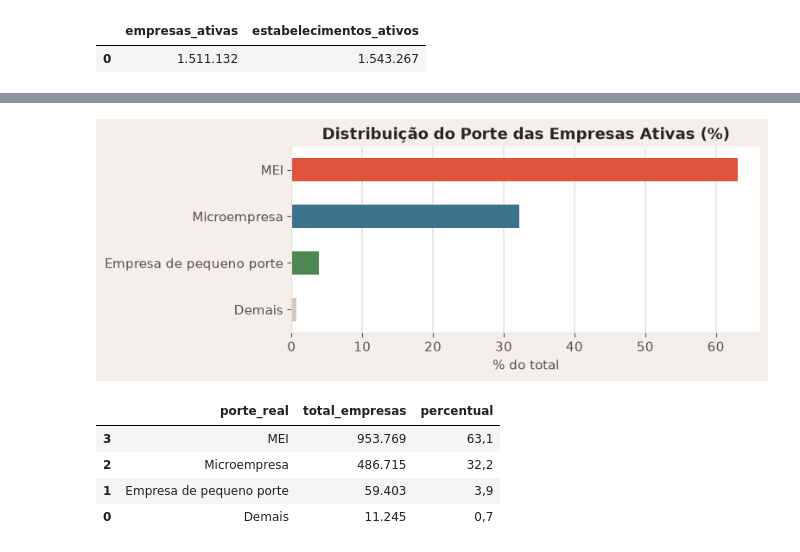
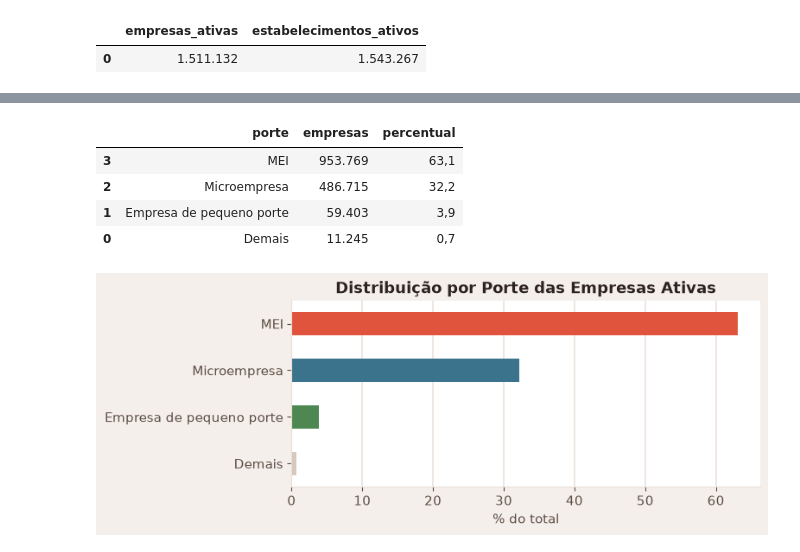
Before and after one commit to christiano-gonara/teste-abrasel-dados, a Jupyter notebook: notebooks/analise_abrasel.ipynb, the cells around one changed output, grey strips where cells are left out. Drawn from its saved outputs; the diff is of its cells as text; code cells hidden in the pictures.

```diff
--- a/notebooks/analise_abrasel.ipynb
+++ b/notebooks/analise_abrasel.ipynb
@@ -18,19 +20,14 @@ Carregamos os dados analíticos consolidados via DuckDB:
 # %%
 from pathlib import Path
+
 import duckdb
-import pandas as pd
 import matplotlib.pyplot as plt
 from IPython.display import display
 
-# Paleta usada no dashboard, reaproveitada nas tabelas e gráficos técnicos.
+# Mesma paleta do dashboard, aplicada de modo leve no notebook.
 CORES = {
-    'terracota': '#E0533C',
-    'laranja': '#F08C28',
-    'oliva': '#4E8752',
-    'azul': '#3B728C',
-    'azul_claro': '#9ABECF',
-    'ameixa': '#8B5E83',
-    'bege': '#D5C9BF',
+    'terracota': '#E0533C', 'laranja': '#F08C28', 'oliva': '#4E8752',
+    'azul': '#3B728C', 'azul_claro': '#9ABECF', 'bege': '#D5C9BF',
     'grade': '#EADFD7',
 }
 plt.rcParams.update({
@@ -49,23 +46,15 @@ def tabela(df):
             {'selector': 'table', 'props': [('border-collapse', 'separate'), ('border-spacing', '0 4px')]},
         ]))
 
-def finalizar_grafico(ax, eixo_grade):
-    ax.grid(axis=eixo_grade, color=CORES['grade'], linewidth=1.1)
+def finalizar(ax, eixo):
+    ax.grid(axis=eixo, color=CORES['grade'], linewidth=1.1)
     ax.set_axisbelow(True)
     ax.spines['top'].set_visible(False)
     ax.spines['right'].set_visible(False)
     ax.spines['left'].set_color(CORES['grade'])
     ax.spines['bottom'].set_color(CORES['grade'])
 
-# Localiza os dados tratados.
 RAIZ = Path.cwd() if (Path.cwd() / 'dados').exists() else Path.cwd().parent
 con = duckdb.connect()
 con.execute(f"CREATE VIEW base AS SELECT * FROM read_parquet('{RAIZ}/dados/tratados/base_afl.parquet')")
-
-total = con.sql('''
-    SELECT count(*) AS total_estabelecimentos,
-           count(DISTINCT cnpj_basico) AS total_empresas
-    FROM base
-''').df()
-display(tabela(total))
 # %% [output]
@@ -166,30 +114,29 @@ O campo `porte` padrão da Receita omite o MEI (ele só classifica ME, EPP e Dem
 # %%
 porte = con.sql('''
     SELECT
-        CASE WHEN mei = 'MEI' THEN 'MEI' ELSE porte END AS porte_real,
-        count(DISTINCT cnpj_basico) AS total_empresas
+        CASE WHEN mei = 'MEI' THEN 'MEI' ELSE porte END AS porte,
+        count(DISTINCT cnpj_basico) AS empresas
     FROM base
     WHERE situacao = 'Ativa'
     GROUP BY 1
-    ORDER BY total_empresas ASC
+    ORDER BY empresas ASC
 ''').df()
-porte['percentual'] = (porte['total_empresas'] / porte['total_empresas'].sum() * 100).round(1)
+porte['percentual'] = (porte['empresas'] / porte['empresas'].sum() * 100).round(1)
+
+display(tabela(porte.sort_values('empresas', ascending=False)))
 
 ax = porte.plot.barh(
-    x='porte_real', y='percentual', legend=False, figsize=(7, 2.8),
+    x='porte', y='percentual', legend=False, figsize=(7, 2.8),
     color=[CORES['bege'], CORES['oliva'], CORES['azul'], CORES['terracota']]
 )
-ax.set_title('Distribuição do Porte das Empresas Ativas (%)')
+ax.set_title('Distribuição por Porte das Empresas Ativas')
 ax.set_xlabel('% do total')
 ax.set_ylabel('')
-finalizar_grafico(ax, 'x')
+finalizar(ax, 'x')
 # %% [output]
+|  | porte | empresas | percentual |
+| 3 | MEI | 953.769 | 63,1 |
+| 2 | Microempresa | 486.715 | 32,2 |
+| 1 | Empresa de pequeno porte | 59.403 | 3,9 |
+| 0 | Demais | 11.245 | 0,7 |
-[figure, old version]
+[figure, new version]
-# %%
-display(tabela(porte.sort_values(by='total_empresas', ascending=False)))
-# %% [output]
-|  | porte_real | total_empresas | percentual |
-| 3 | MEI | 953.769 | 63,1 |
-| 2 | Microempresa | 486.715 | 32,2 |
-| 1 | Empresa de pequeno porte | 59.403 | 3,9 |
-| 0 | Demais | 11.245 | 0,7 |
```
Also changed, not shown: parts of 21 cells of this notebook, 1 other file.
